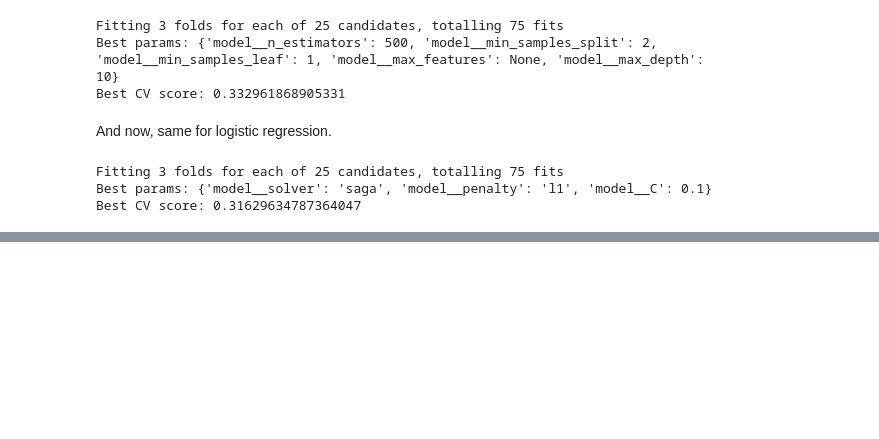
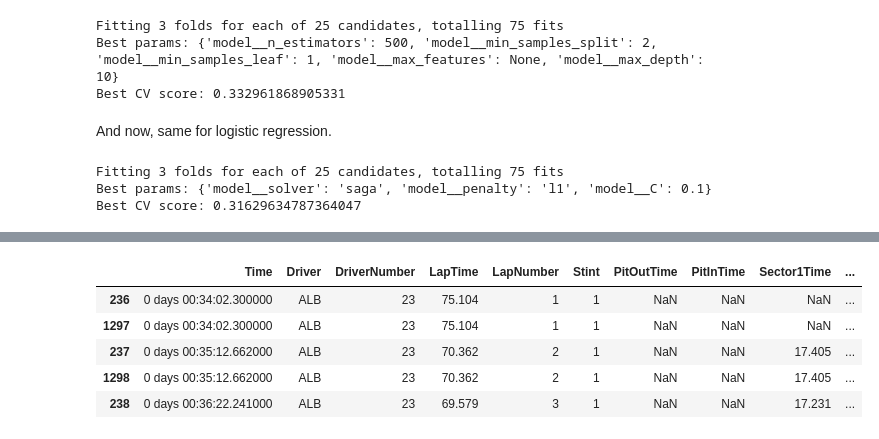
Before and after one commit to Ognjeniii/f1-predictions, a Jupyter notebook: Model2.ipynb, the cells around one changed output, grey strips where cells are left out. Cells and saved outputs as stored; diff of their text form; code cells hidden in the pictures; blank space fills up the shorter version.

```diff
--- a/Model2.ipynb
+++ b/Model2.ipynb
@@ -1748,0 +1724,21 @@ weighted avg       0.76      0.50      0.57     19130
+# %%
+paceTrand = PaceTrandTransformer()
+df = paceTrand.transform(df)
+# %%
+rollingLapTime = DriverRollingLapTime()
+df = rollingLapTime.transform(df)
+# %%
+driverMomentum = DriverMomentum()
+df = driverMomentum.transform(df)
+# %%
+tyreDegradation = TyreDegradation()
+df = tyreDegradation.transform(df)
+# %%
+df.head()
+# %% [output]
+|  | Time | Driver | DriverNumber | LapTime | LapNumber | Stint | PitOutTime | PitInTime | Sector1Time | ... |
+| 236 | 0 days 00:34:02.300000 | ALB | 23 | 75.104 | 1 | 1 | NaN | NaN | NaN | ... |
+| 1297 | 0 days 00:34:02.300000 | ALB | 23 | 75.104 | 1 | 1 | NaN | NaN | NaN | ... |
+| 237 | 0 days 00:35:12.662000 | ALB | 23 | 70.362 | 2 | 1 | NaN | NaN | 17.405 | ... |
+| 1298 | 0 days 00:35:12.662000 | ALB | 23 | 70.362 | 2 | 1 | NaN | NaN | 17.405 | ... |
+| 238 | 0 days 00:36:22.241000 | ALB | 23 | 69.579 | 3 | 1 | NaN | NaN | 17.231 | ... |
```
Also changed, not shown: parts of 21 cells of this notebook, 1 other file.
